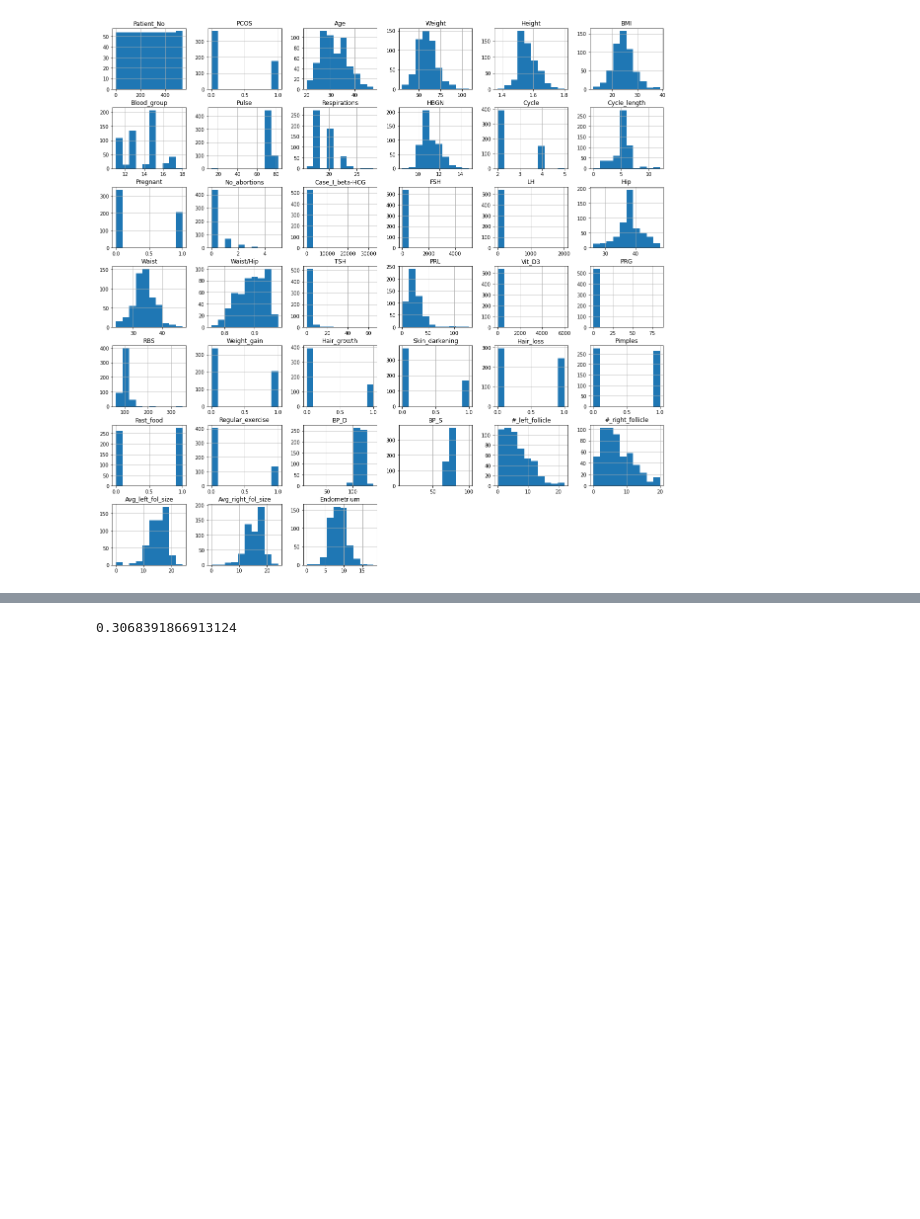
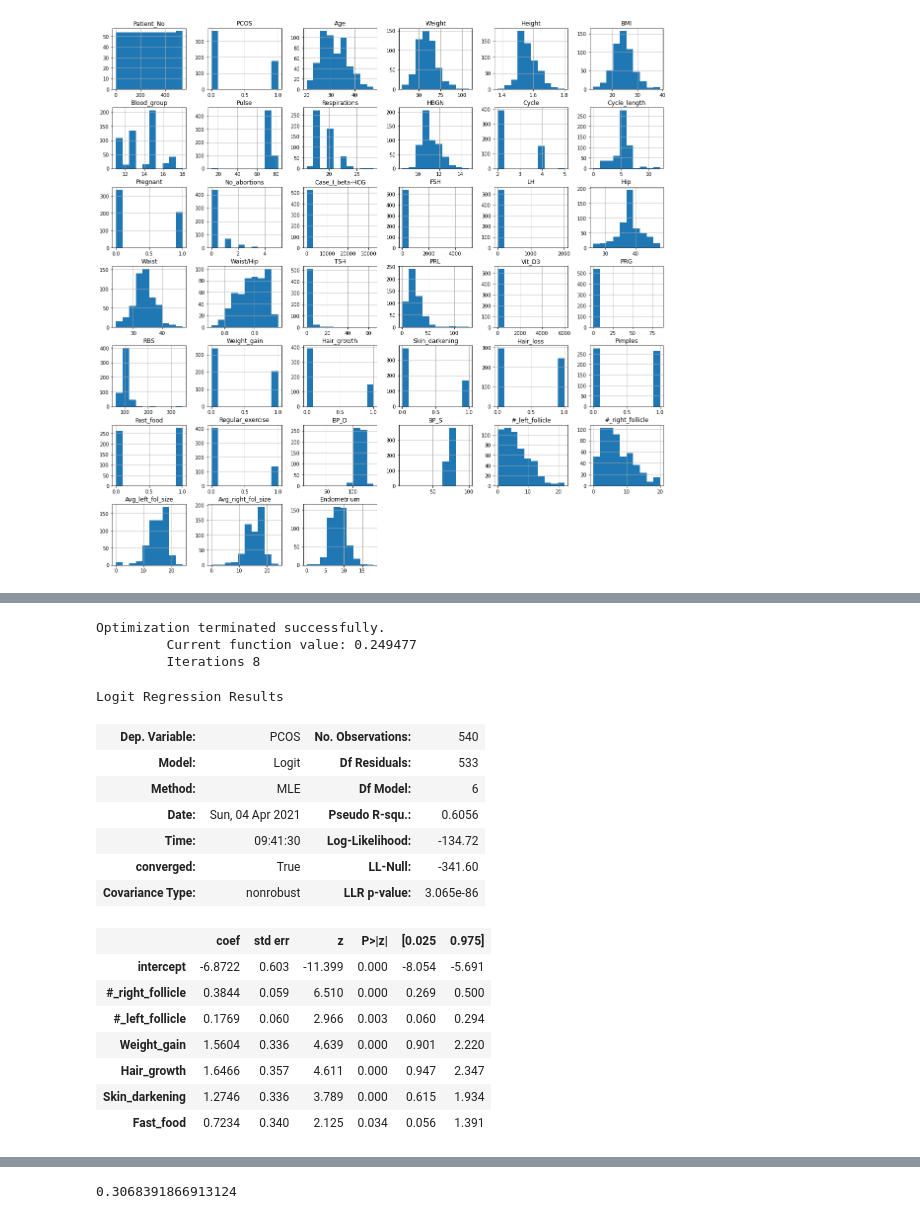
Before and after one commit to chenw-3/pcos-analysis, a Jupyter notebook: PCOS Analysis.ipynb, the cells around one changed output, grey strips where cells are left out. Saved outputs shown, nothing was run; the diff lists cells and outputs as text; code cells hidden in the pictures; blank space fills up the shorter version.

```diff
--- a/PCOS Analysis.ipynb
+++ b/PCOS Analysis.ipynb
@@ -178,0 +242,26 @@ sb.pairplot(df, vars=['Endometrium', 'Weight', 'Hip'])
+# %%
+#logistic regression model
+import statsmodels.api as sm
+log_model = sm.Logit(df_group['PCOS'], df_group[['intercept', '#_right_follicle', '#_left_follicle', 'Weight_gain', 'Hair_growth', 'Skin_darkening', 'Fast_food']])
+results = log_model.fit()
+results.summary()
+# %% [output]
+Optimization terminated successfully.
+         Current function value: 0.249477
+         Iterations 8
+Logit Regression Results
+| Dep. Variable: | PCOS | No. Observations: | 540 |
+| Model: | Logit | Df Residuals: | 533 |
+| Method: | MLE | Df Model: | 6 |
+| Date: | Sun, 04 Apr 2021 | Pseudo R-squ.: | 0.6056 |
+| Time: | 09:41:30 | Log-Likelihood: | -134.72 |
+| converged: | True | LL-Null: | -341.60 |
+| Covariance Type: | nonrobust | LLR p-value: | 3.065e-86 |
+|  | coef | std err | z | P>|z| | [0.025 | 0.975] |
+| intercept | -6.8722 | 0.603 | -11.399 | 0.000 | -8.054 | -5.691 |
+| #_right_follicle | 0.3844 | 0.059 | 6.510 | 0.000 | 0.269 | 0.500 |
+| #_left_follicle | 0.1769 | 0.060 | 2.966 | 0.003 | 0.060 | 0.294 |
+| Weight_gain | 1.5604 | 0.336 | 4.639 | 0.000 | 0.901 | 2.220 |
+| Hair_growth | 1.6466 | 0.357 | 4.611 | 0.000 | 0.947 | 2.347 |
+| Skin_darkening | 1.2746 | 0.336 | 3.789 | 0.000 | 0.615 | 1.934 |
+| Fast_food | 0.7234 | 0.340 | 2.125 | 0.034 | 0.056 | 1.391 |
```
Also changed, not shown: parts of 18 cells of this notebook.
